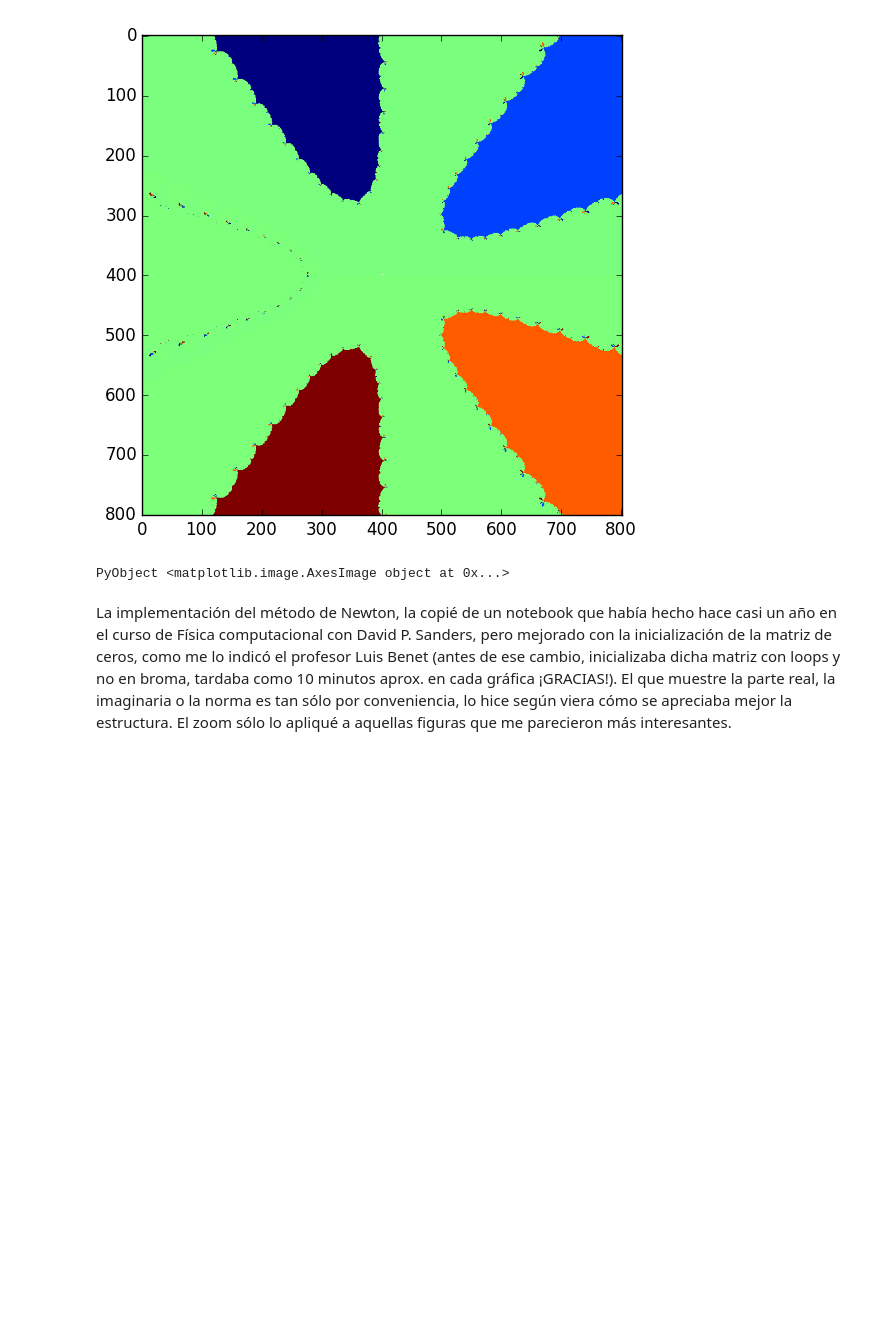
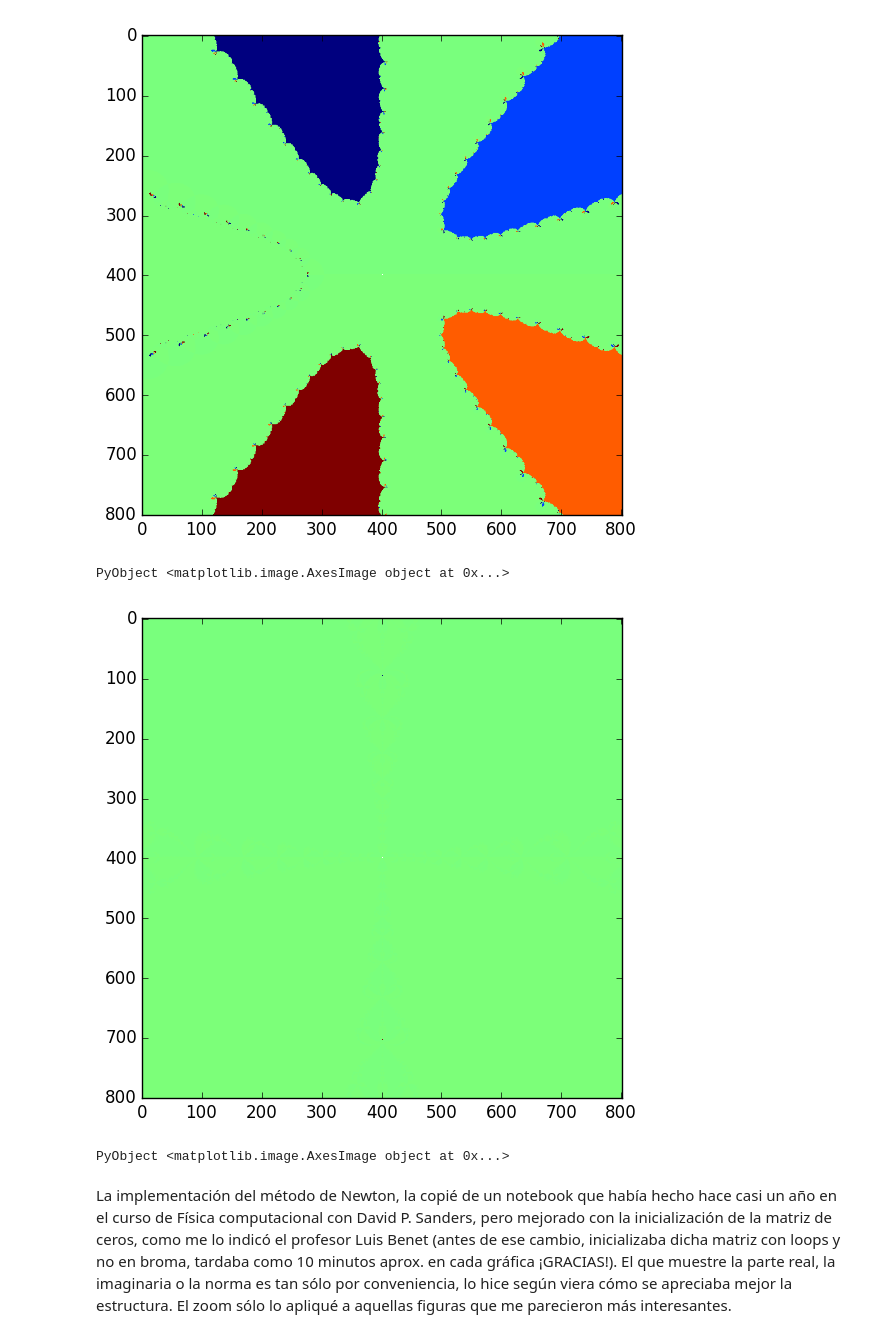
Before and after one commit to lbenet/2016-1_TemasSelectosFisComp, a Jupyter notebook: tareas/Ceboc/2-Ejercicios_AD.ipynb, the cells around one changed output. Saved outputs shown, nothing was run; the diff lists cells and outputs as text; code cells hidden in the pictures; blank space fills up the shorter version.

```diff
--- a/tareas/Ceboc/2-Ejercicios_AD.ipynb
+++ b/tareas/Ceboc/2-Ejercicios_AD.ipynb
@@ -153,6 +173,14 @@ imshow(imag(L))
 # %% [output]
 [figure]
 PyObject <matplotlib.image.AxesImage object at 0x...>
+# %%
+j(x)=x^4+1; #La función que vamos a considerar
+dj(x)=4x^3; #y su derivada
+U=matrizra(j,dj) ; #Calculamos la matriz a calcular
+imshow(imag(U))
+# %% [output]
+[figure, added]
+PyObject <matplotlib.image.AxesImage object at 0x...>
 # %% [markdown]
 La implementación del método de Newton, la copié de un notebook que había hecho hace casi un año en el curso de Física computacional con David P. Sanders, pero mejorado con la inicialización de la matriz de ceros, como me lo indicó el profesor Luis Benet (antes de ese cambio, inicializaba dicha matriz con loops y no en broma, tardaba como 10 minutos aprox. en cada gráfica ¡GRACIAS!). El que muestre la parte real, la imaginaria o la norma es tan sólo por conveniencia, lo hice según viera cómo se apreciaba mejor la estructura. El zoom sólo lo apliqué a aquellas figuras que me parecieron más interesantes.
 # %% [markdown]
```
Also changed, not shown: parts of 8 cells of this notebook.
